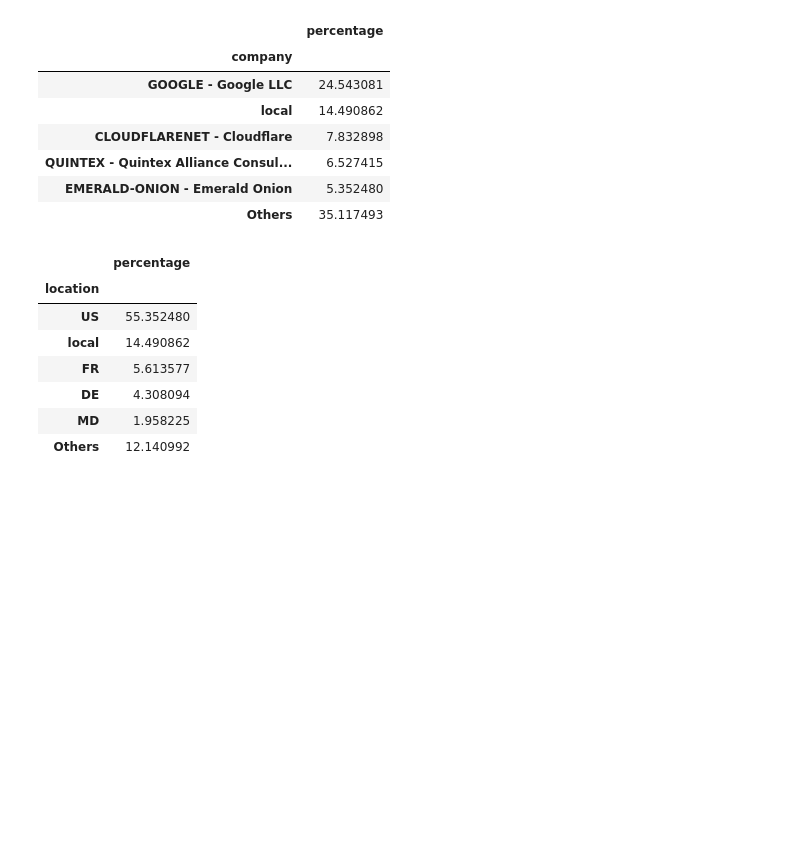
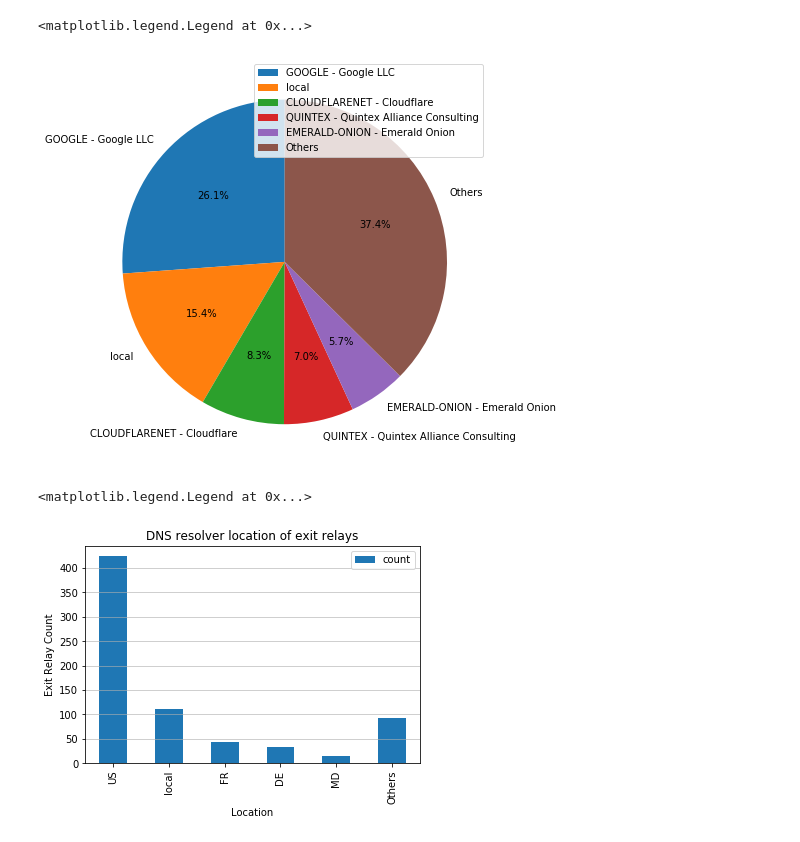
Before and after one commit to SallyKAN/exitmap, a Jupyter notebook: exitmap_analysis.ipynb, the cells around one changed output. Drawn from its saved outputs; the diff is of its cells as text; code cells hidden in the pictures; blank space fills up the shorter version.

```diff
--- a/exitmap_analysis.ipynb
+++ b/exitmap_analysis.ipynb
@@ -9,44 +29,44 @@ df = pd.read_csv('/home/snape/exitmap/src/exit_resolvers.csv')
 # %%
 #DNS resolver company of exit relays
 total = df.count()[0]
 df['count'] = 0
 companies = df.groupby('company').count()[['count']]
-companies['total'] = total
-companies['percentage'] =  (companies['count']/companies['total'] ) * 100
-sorted_companies = companies.sort_values('percentage',ascending = False)[['percentage']]
+# companies['total'] = total
+# companies['percentage'] =  (companies['count']/companies['total'] ) * 100
+sorted_companies = companies.sort_values('count',ascending = False)[['count']]
 top_five_companies, other_companies = sorted_companies[:5],sorted_companies[5:]
 top_five_companies.loc['Others'] = other_companies.sum()
 over_view_companies = top_five_companies
-over_view_companies
+
+plt.figure(figsize=(16,8))
+plt.title('DNS resolver company of exit relays')
+ax1 = plt.subplot(121, aspect='equal')
+ax1.pie(over_view_companies['count'], labels=over_view_companies.index.values, autopct='%1.1f%%',
+        shadow=False, startangle=90)
+ax1.legend()
+# df.plot(kind='pie', y = 'count', ax=ax1, autopct='%1.1f%%', startangle=90, shadow=False, labels=list(over_view_companies.index.values), legend = False, fontsize=14)
 # %% [output]
-|  | percentage |
-| company |  |
-| GOOGLE - Google LLC | 24.543081 |
-| local | 14.490862 |
-| CLOUDFLARENET - Cloudflare | 7.832898 |
-| QUINTEX - Quintex Alliance Consul... | 6.527415 |
-| EMERALD-ONION - Emerald Onion | 5.352480 |
-| Others | 35.117493 |
+<matplotlib.legend.Legend at 0x...>
+[figure, added]
 # %%
 #DNS resolver location of exit relays
 
 df['count'] = 0
 locations = df.groupby('location').count()[['count']]
-locations['total'] = total
-locations['percentage'] =  (locations['count']/locations['total'] ) * 100
-sorted_locations = locations.sort_values('percentage',ascending = False)[['percentage']]
+sorted_locations = locations.sort_values('count',ascending = False)[['count']]
 top_five_locations, other_locations = sorted_locations[:5],sorted_locations[5:]
 top_five_locations.loc['Others'] = other_locations.sum()
 over_view_locations = top_five_locations
 over_view_locations
+
+over_view_locations.plot(kind='bar')
+plt.title('DNS resolver location of exit relays')
+plt.xlabel('Location')
+plt.ylabel('Exit Relay Count')
+plt.grid(axis='y', alpha=0.75)
+plt.legend()
 # %% [output]
-|  | percentage |
-| location |  |
-| US | 55.352480 |
-| local | 14.490862 |
-| FR | 5.613577 |
-| DE | 4.308094 |
-| MD | 1.958225 |
-| Others | 12.140992 |
+<matplotlib.legend.Legend at 0x...>
+[figure, added]
 # %%
 #DNSSEC failure rate (maybe also anaylsis their locations or whatever)
```
Also changed, not shown: parts of 6 cells of this notebook.
